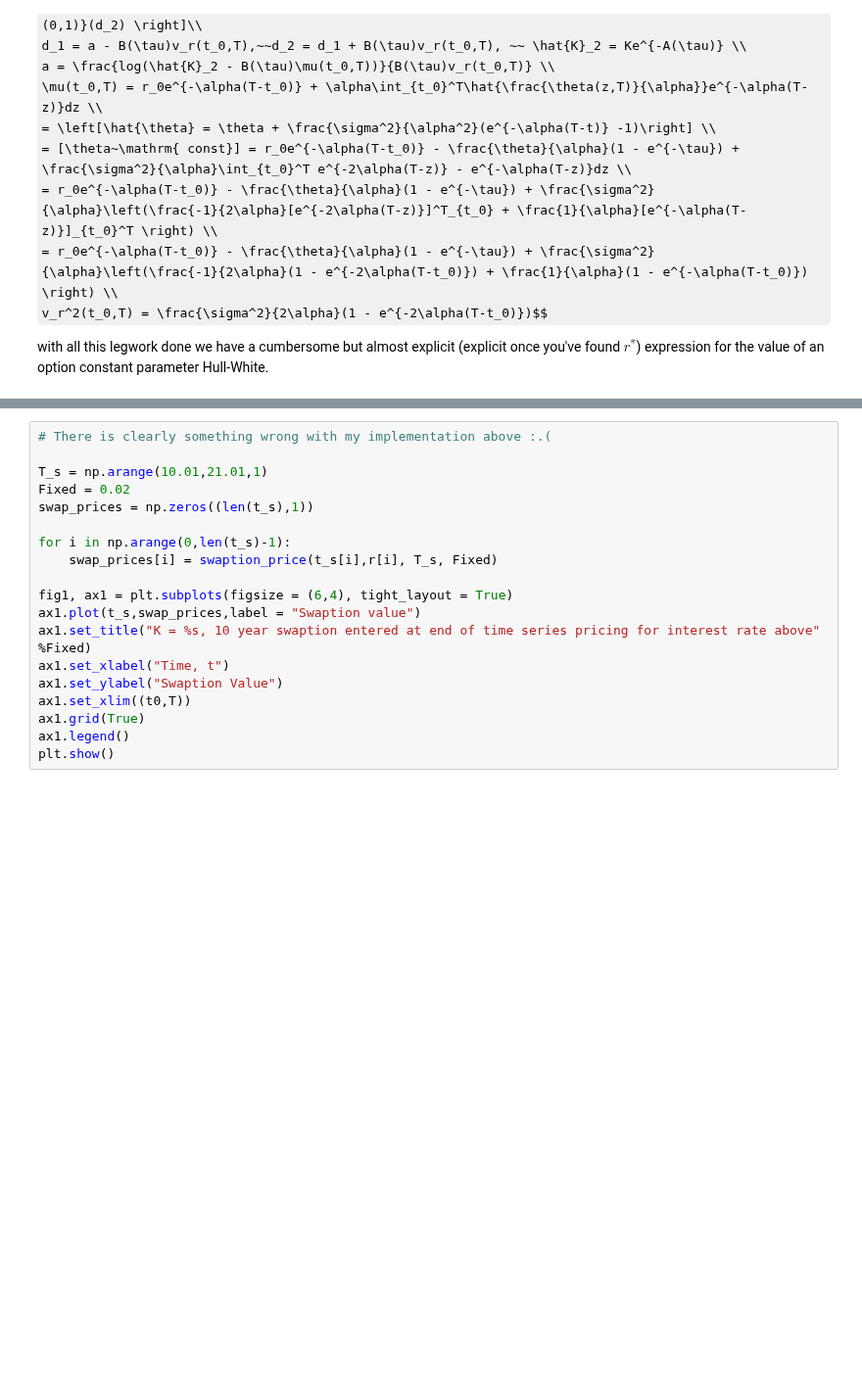
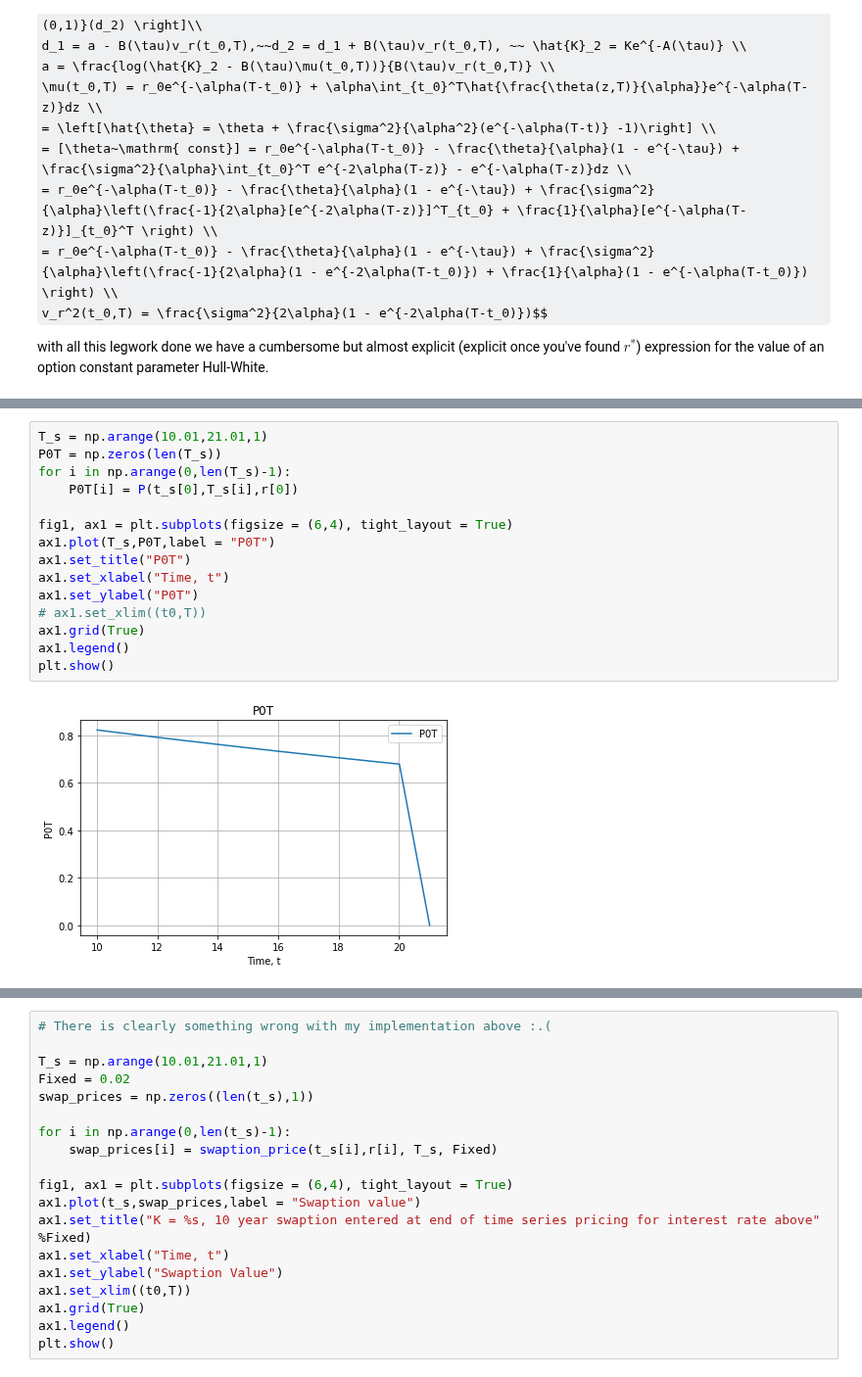
Before and after one commit to spelbella/cva_risk_management_thesis, a Jupyter notebook: pricingCVA.ipynb, the cells around one changed output, grey strips where cells are left out. Shown at 98% size. Drawn from its saved outputs; the diff is of its cells as text; some formulas as TeX source; blank space fills up the shorter version.

```diff
--- a/pricingCVA.ipynb
+++ b/pricingCVA.ipynb
@@ -420 +412,18 @@ def swaption_price(t, rt, T_s, K):
     return value
+# %%
+T_s = np.arange(10.01,21.01,1)
+P0T = np.zeros(len(T_s))
+for i in np.arange(0,len(T_s)-1):
+    P0T[i] = P(t_s[0],T_s[i],r[0])
+
+fig1, ax1 = plt.subplots(figsize = (6,4), tight_layout = True)
+ax1.plot(T_s,P0T,label = "P0T")
+ax1.set_title("P0T")
+ax1.set_xlabel("Time, t")
+ax1.set_ylabel("P0T")
+# ax1.set_xlim((t0,T))
+ax1.grid(True)
+ax1.legend()
+plt.show()
+# %% [output]
+[figure, added]
```
Also changed, not shown: parts of 4 cells of this notebook, 1 other file.
